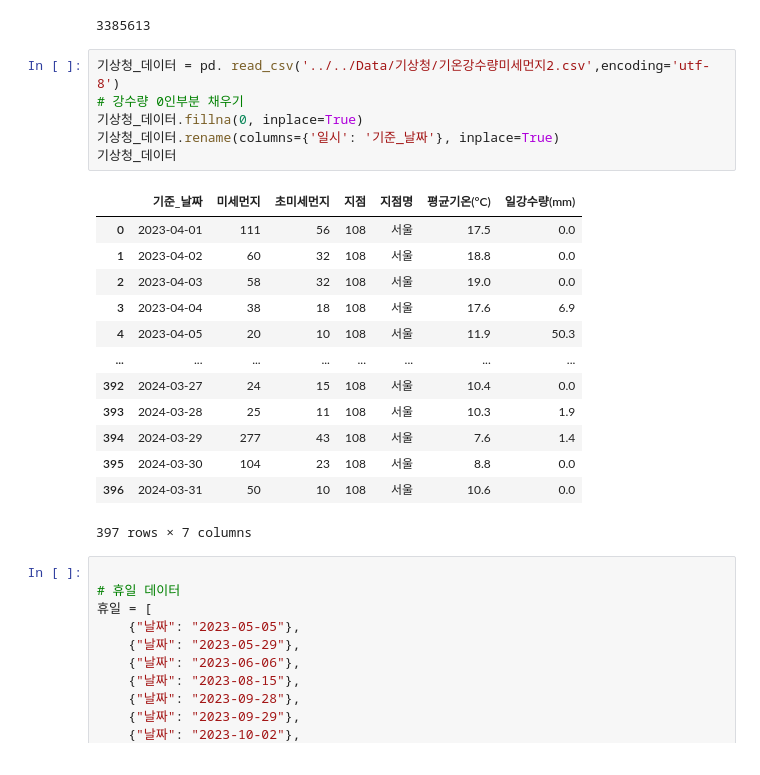
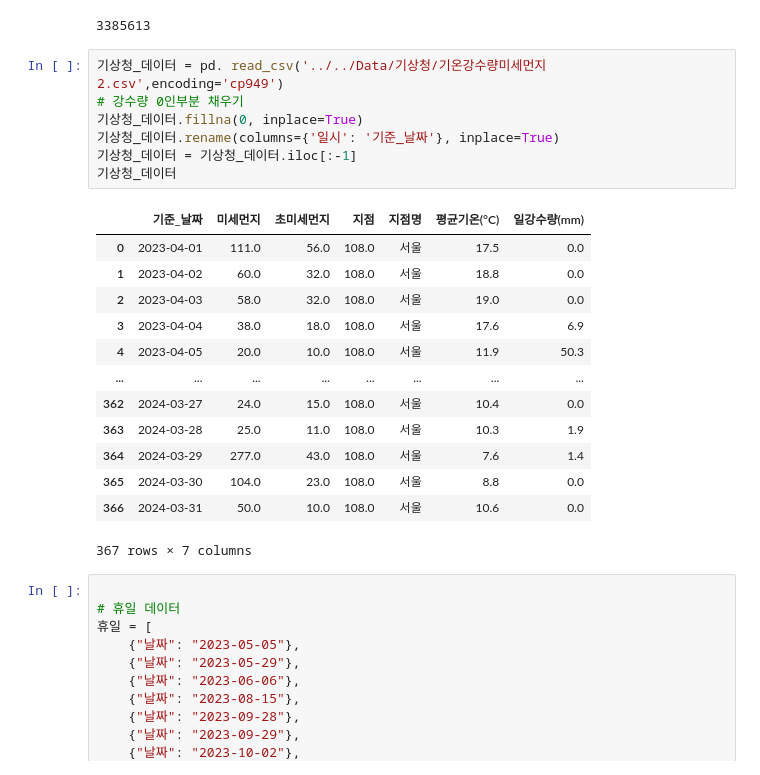
Before and after one commit to minseokpark6/SemiProject_Group3, a Jupyter notebook: Code/choiinwoo/20240506_자료.ipynb, the cells around one changed output. Drawn from its saved outputs; the diff is of its cells as text.

```diff
--- a/Code/choiinwoo/20240506_자료.ipynb
+++ b/Code/choiinwoo/20240506_자료.ipynb
@@ -29,25 +29,26 @@ print(len(강서_데이터))
 # %% [output]
 3385613
 # %%
-기상청_데이터 = pd. read_csv('../../Data/기상청/기온강수량미세먼지2.csv',encoding='utf-8')
+기상청_데이터 = pd. read_csv('../../Data/기상청/기온강수량미세먼지2.csv',encoding='cp949')
 # 강수량 0인부분 채우기
 기상청_데이터.fillna(0, inplace=True)
 기상청_데이터.rename(columns={'일시': '기준_날짜'}, inplace=True)
+기상청_데이터 = 기상청_데이터.iloc[:-1]
 기상청_데이터
 # %% [output]
 |  | 기준_날짜 | 미세먼지 | 초미세먼지 | 지점 | 지점명 | 평균기온(°C) | 일강수량(mm) |
-| 0 | 2023-04-01 | 111 | 56 | 108 | 서울 | 17.5 | 0.0 |
-| 1 | 2023-04-02 | 60 | 32 | 108 | 서울 | 18.8 | 0.0 |
-| 2 | 2023-04-03 | 58 | 32 | 108 | 서울 | 19.0 | 0.0 |
-| 3 | 2023-04-04 | 38 | 18 | 108 | 서울 | 17.6 | 6.9 |
-| 4 | 2023-04-05 | 20 | 10 | 108 | 서울 | 11.9 | 50.3 |
+| 0 | 2023-04-01 | 111.0 | 56.0 | 108.0 | 서울 | 17.5 | 0.0 |
+| 1 | 2023-04-02 | 60.0 | 32.0 | 108.0 | 서울 | 18.8 | 0.0 |
+| 2 | 2023-04-03 | 58.0 | 32.0 | 108.0 | 서울 | 19.0 | 0.0 |
+| 3 | 2023-04-04 | 38.0 | 18.0 | 108.0 | 서울 | 17.6 | 6.9 |
+| 4 | 2023-04-05 | 20.0 | 10.0 | 108.0 | 서울 | 11.9 | 50.3 |
 | ... | ... | ... | ... | ... | ... | ... | ... |
-| 392 | 2024-03-27 | 24 | 15 | 108 | 서울 | 10.4 | 0.0 |
-| 393 | 2024-03-28 | 25 | 11 | 108 | 서울 | 10.3 | 1.9 |
-| 394 | 2024-03-29 | 277 | 43 | 108 | 서울 | 7.6 | 1.4 |
-| 395 | 2024-03-30 | 104 | 23 | 108 | 서울 | 8.8 | 0.0 |
-| 396 | 2024-03-31 | 50 | 10 | 108 | 서울 | 10.6 | 0.0 |
+| 362 | 2024-03-27 | 24.0 | 15.0 | 108.0 | 서울 | 10.4 | 0.0 |
+| 363 | 2024-03-28 | 25.0 | 11.0 | 108.0 | 서울 | 10.3 | 1.9 |
+| 364 | 2024-03-29 | 277.0 | 43.0 | 108.0 | 서울 | 7.6 | 1.4 |
+| 365 | 2024-03-30 | 104.0 | 23.0 | 108.0 | 서울 | 8.8 | 0.0 |
+| 366 | 2024-03-31 | 50.0 | 10.0 | 108.0 | 서울 | 10.6 | 0.0 |
-397 rows × 7 columns
+367 rows × 7 columns
 # %%
 
 # 휴일 데이터
```
Also changed, not shown: parts of 11 cells of this notebook, 5 other files.
